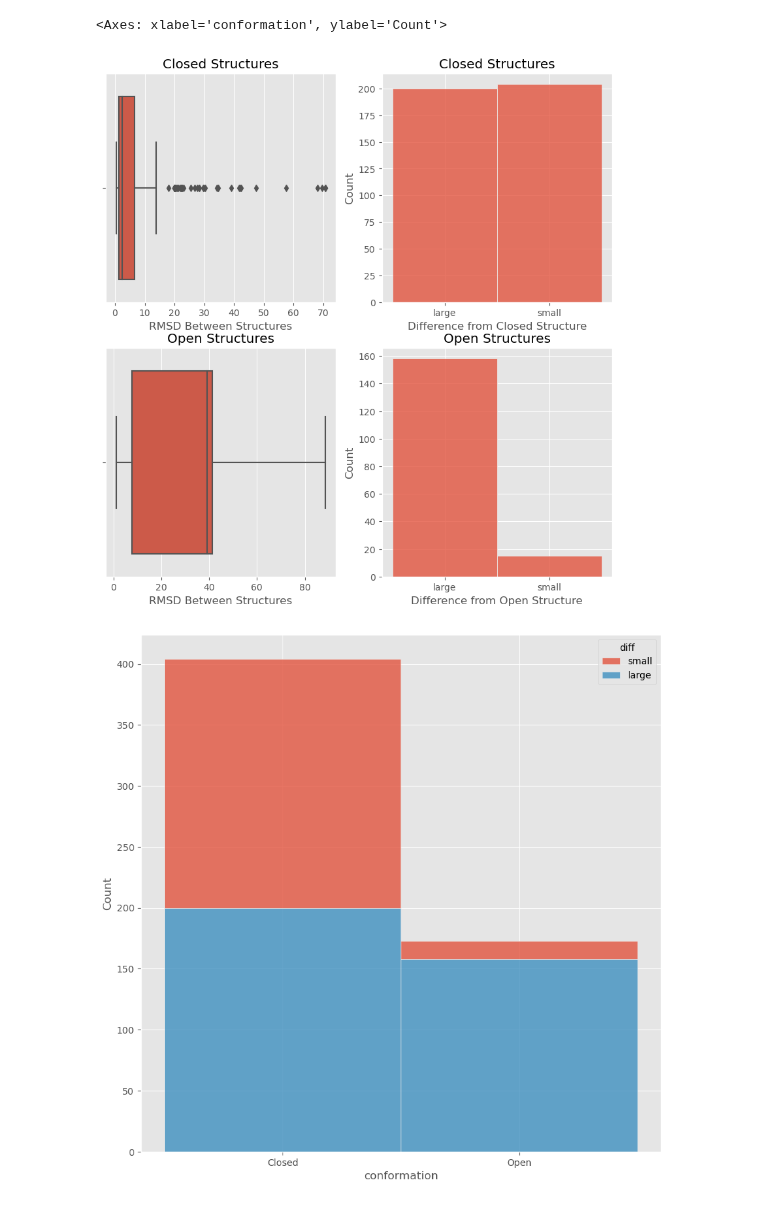
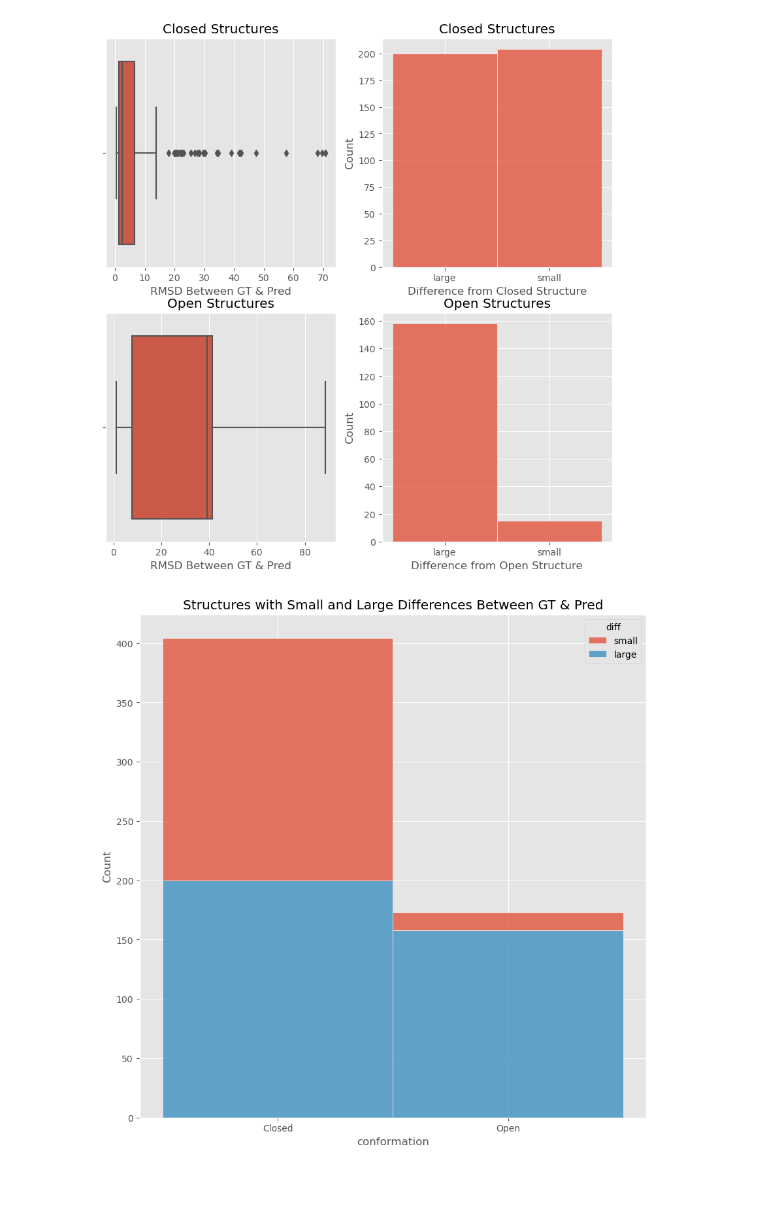
Before and after one commit to jpigles/alphafold-rmsd, a Jupyter notebook: categorization.ipynb, the cells around one changed output. Cells and saved outputs as stored; diff of their text form; code cells hidden in the pictures.

```diff
--- a/categorization.ipynb
+++ b/categorization.ipynb
@@ -55,7 +53,7 @@ df_full = pd.concat([df_closed, df_open])
 fig, axes = plt.subplots(2, 2, figsize=(10, 10))
 sns.boxplot(data=df_closed, x='2_comp', ax=axes[0][0])
 axes[0][0].set_title('Closed Structures')
-axes[0][0].set_xlabel('RMSD Between Structures')
+axes[0][0].set_xlabel('RMSD Between GT & Pred')
 
 # Plot the counts of small and large differences for the closed structures
 sns.histplot(data=df_closed, x='diff', ax=axes[0][1])
@@ -64,41 +62,44 @@ axes[0][1].set_xlabel('Difference from Closed Structure')
 
 sns.boxplot(data=df_open, x='2_comp', ax=axes[1][0])
 axes[1][0].set_title('Open Structures')
-axes[1][0].set_xlabel('RMSD Between Structures')
+axes[1][0].set_xlabel('RMSD Between GT & Pred')
 
 # Plot the counts of small and large differences for the open structures
 sns.histplot(data=df_open, x='diff', ax=axes[1][1])
 axes[1][1].set_title('Open Structures')
 axes[1][1].set_xlabel('Difference from Open Structure')
 
+plt.savefig('./project_pipeline/data/figures/differences_between_ground_and_pred.png')
+
 
 # Plot for count for the full dataframe
 fig, axes = plt.subplots(1, 1, figsize=(10, 10))
 sns.histplot(data=df_full, x='conformation', hue='diff', multiple='stack', hue_order = ['small', 'large'], ax=axes)
+axes.set_title('Structures with Small and Large Differences Between GT & Pred')
+plt.savefig('./project_pipeline/data/figures/number_of_structures_large_small_diff.png')
 # %% [output]
 A value is trying to be set on a copy of a slice from a DataFrame.
 Try using .loc[row_indexer,col_indexer] = value instead
 
 See the caveats in the documentation: https://pandas.pydata.org/pandas-docs/stable/user_guide/indexing.html#returning-a-view-versus-a-copy
   df_closed['diff'] = ['small' if x <= 2.5 else 'large' for x in df_closed['2_comp']]
 A value is trying to be set on a copy of a slice from a DataFrame.
 Try using .loc[row_indexer,col_indexer] = value instead
 
 See the caveats in the documentation: https://pandas.pydata.org/pandas-docs/stable/user_guide/indexing.html#returning-a-view-versus-a-copy
   df_closed['diff'] = df_closed['diff'].astype('category')
 A value is trying to be set on a copy of a slice from a DataFrame.
 Try using .loc[row_indexer,col_indexer] = value instead
 
 See the caveats in the documentation: https://pandas.pydata.org/pandas-docs/stable/user_guide/indexing.html#returning-a-view-versus-a-copy
   df_open['diff'] = ['small' if x <= 2.5 else 'large' for x in df_open['2_comp']]
 A value is trying to be set on a copy of a slice from a DataFrame.
 Try using .loc[row_indexer,col_indexer] = value instead
 
 See the caveats in the documentation: https://pandas.pydata.org/pandas-docs/stable/user_guide/indexing.html#returning-a-view-versus-a-copy
   df_open['diff'] = df_open['diff'].astype('category')
-<Axes: xlabel='conformation', ylabel='Count'>
 [figure]
-[figure, old version]
+[figure, new version]
 # %%
 # Categorize by date
 # Clean the date column
```
Also changed, not shown: parts of 3 cells of this notebook, 28 other files.
